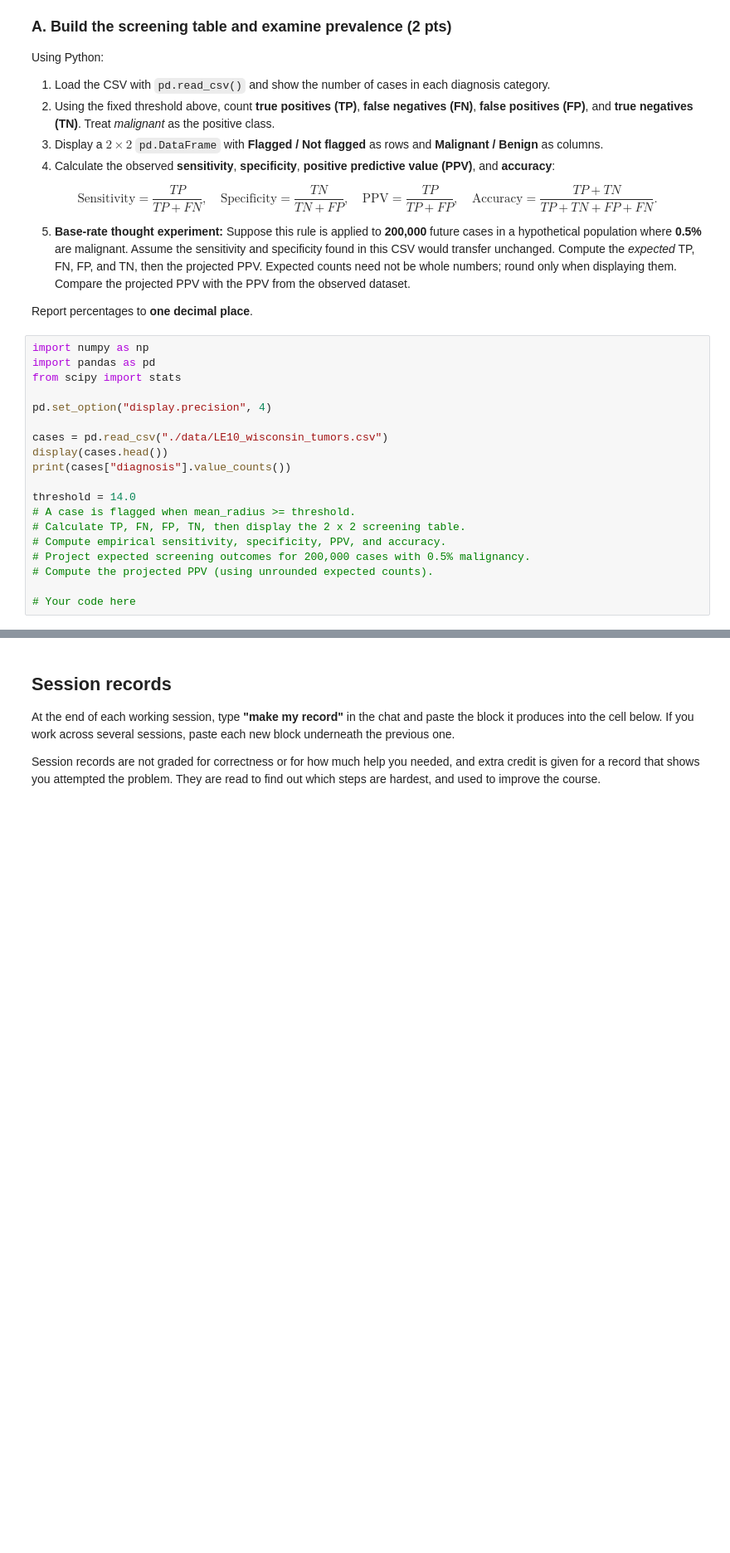
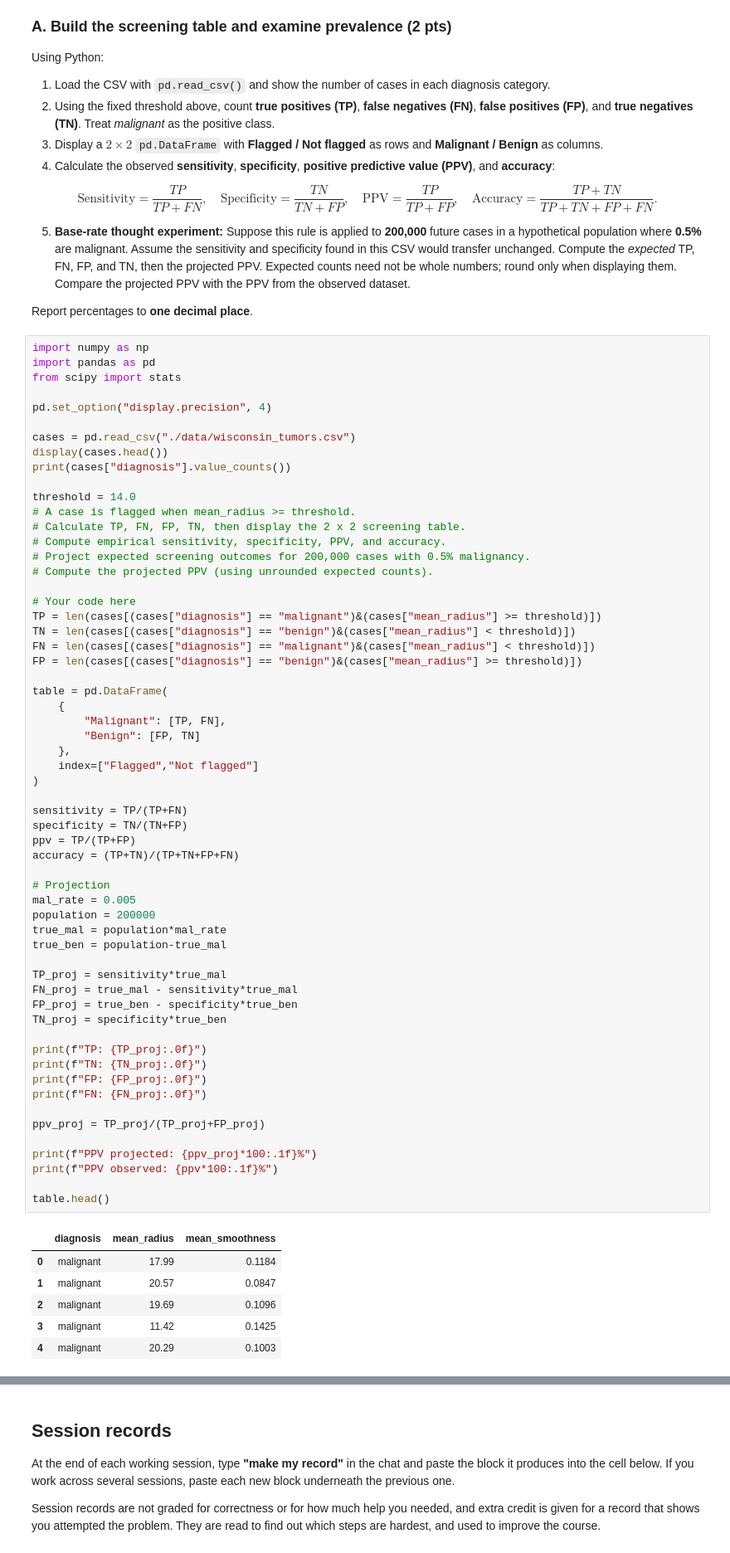
Before and after one commit to DanElkoni/26f-engr1451-2451, a Jupyter notebook: 1-assignments/LE10/LE10.ipynb, the cells around one changed output, grey strips where cells are left out. Shown at 83% size. Cells and saved outputs as stored; diff of their text form; blank space fills up the shorter version.

```diff
--- a/1-assignments/LE10/LE10.ipynb
+++ b/1-assignments/LE10/LE10.ipynb
@@ -53,19 +53,66 @@ Report percentages to **one decimal place**.
 # %%
 import numpy as np
 import pandas as pd
 from scipy import stats
 
 pd.set_option("display.precision", 4)
 
-cases = pd.read_csv("./data/LE10_wisconsin_tumors.csv")
+cases = pd.read_csv("./data/wisconsin_tumors.csv")
 display(cases.head())
 print(cases["diagnosis"].value_counts())
 
 threshold = 14.0
 # A case is flagged when mean_radius >= threshold.
 # Calculate TP, FN, FP, TN, then display the 2 x 2 screening table.
 # Compute empirical sensitivity, specificity, PPV, and accuracy.
 # Project expected screening outcomes for 200,000 cases with 0.5% malignancy.
 # Compute the projected PPV (using unrounded expected counts).
 
 # Your code here
+TP = len(cases[(cases["diagnosis"] == "malignant")&(cases["mean_radius"] >= threshold)])
+TN = len(cases[(cases["diagnosis"] == "benign")&(cases["mean_radius"] < threshold)])
+FN = len(cases[(cases["diagnosis"] == "malignant")&(cases["mean_radius"] < threshold)])
+FP = len(cases[(cases["diagnosis"] == "benign")&(cases["mean_radius"] >= threshold)])
+
+table = pd.DataFrame(
+    {
+        "Malignant": [TP, FN],
+        "Benign": [FP, TN]
+    },
+    index=["Flagged","Not flagged"]
+)
+
+sensitivity = TP/(TP+FN)
+specificity = TN/(TN+FP)
+ppv = TP/(TP+FP)
+accuracy = (TP+TN)/(TP+TN+FP+FN)
+
+# Projection
+mal_rate = 0.005
+population = 200000
+true_mal = population*mal_rate
+true_ben = population-true_mal
+
+TP_proj = sensitivity*true_mal
+FN_proj = true_mal - sensitivity*true_mal
+FP_proj = true_ben - specificity*true_ben
+TN_proj = specificity*true_ben
+
+print(f"TP: {TP_proj:.0f}")
+print(f"TN: {TN_proj:.0f}")
+print(f"FP: {FP_proj:.0f}")
+print(f"FN: {FN_proj:.0f}")
+
+ppv_proj = TP_proj/(TP_proj+FP_proj)
+
+print(f"PPV projected: {ppv_proj*100:.1f}%")
+print(f"PPV observed: {ppv*100:.1f}%")
+
+table.head()
+# %% [output]
+|  | diagnosis | mean_radius | mean_smoothness |
+| 0 | malignant | 17.99 | 0.1184 |
+| 1 | malignant | 20.57 | 0.0847 |
+| 2 | malignant | 19.69 | 0.1096 |
+| 3 | malignant | 11.42 | 0.1425 |
+| 4 | malignant | 20.29 | 0.1003 |
```
Also changed, not shown: parts of 9 cells of this notebook.
